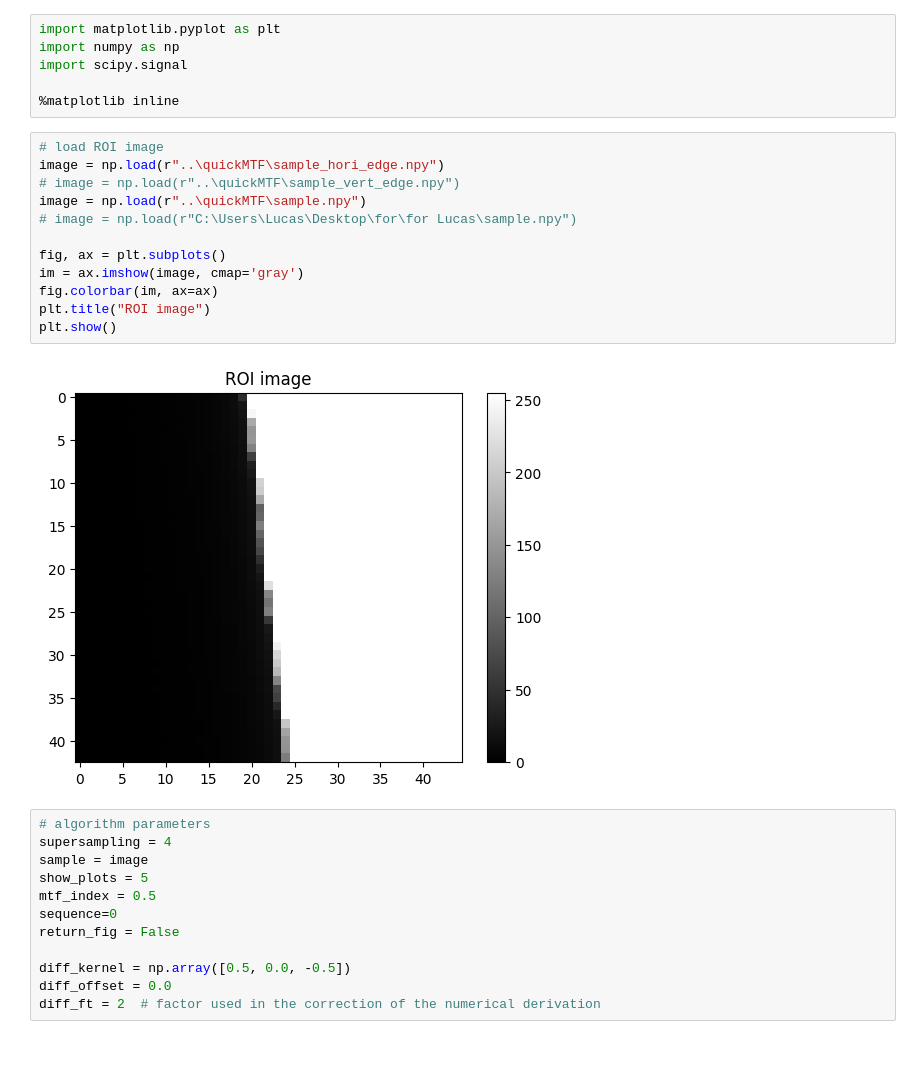
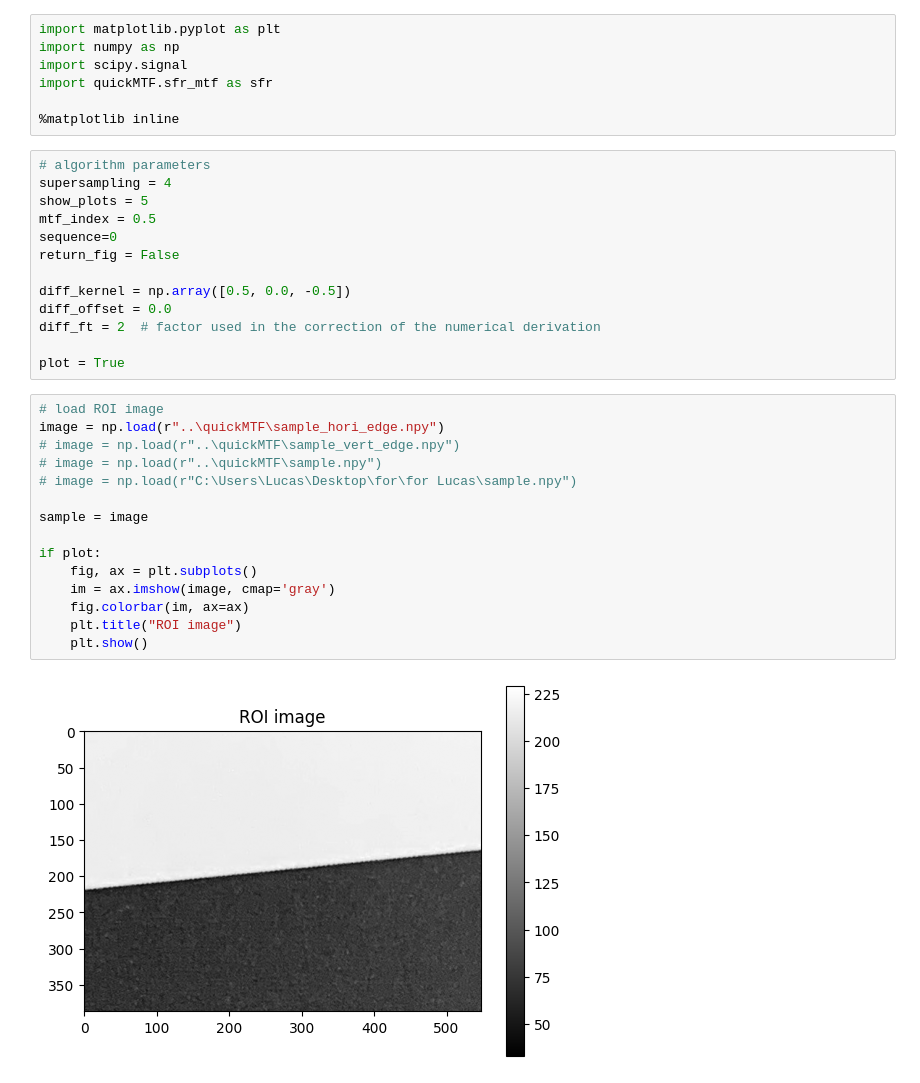
Before and after one commit to lucaswewa/mtf, a Jupyter notebook: quick_mtf.ipynb, the cells around one changed output. Drawn from its saved outputs; the diff is of its cells as text; blank space fills up the shorter version.

```diff
--- a/quick_mtf.ipynb
+++ b/quick_mtf.ipynb
@@ -2,31 +2,36 @@
 import matplotlib.pyplot as plt
 import numpy as np
 import scipy.signal
+import quickMTF.sfr_mtf as sfr
 
 %matplotlib inline
+# %%
+# algorithm parameters
+supersampling = 4
+show_plots = 5
+mtf_index = 0.5
+sequence=0
+return_fig = False
+
+diff_kernel = np.array([0.5, 0.0, -0.5])
+diff_offset = 0.0
+diff_ft = 2  # factor used in the correction of the numerical derivation
+
+plot = True
 # %%
 # load ROI image
 image = np.load(r"..\quickMTF\sample_hori_edge.npy")
 # image = np.load(r"..\quickMTF\sample_vert_edge.npy")
-image = np.load(r"..\quickMTF\sample.npy")
+# image = np.load(r"..\quickMTF\sample.npy")
 # image = np.load(r"C:\Users\Lucas\Desktop\for\for Lucas\sample.npy")
 
-fig, ax = plt.subplots()
-im = ax.imshow(image, cmap='gray')
-fig.colorbar(im, ax=ax)
-plt.title("ROI image")
-plt.show()
+sample = image
+
+if plot:
+    fig, ax = plt.subplots()
+    im = ax.imshow(image, cmap='gray')
+    fig.colorbar(im, ax=ax)
+    plt.title("ROI image")
+    plt.show()
 # %% [output]
-[figure, old version]
+[figure, new version]
-# %%
-# algorithm parameters
-supersampling = 4
-sample = image
-show_plots = 5
-mtf_index = 0.5
-sequence=0
-return_fig = False
-
-diff_kernel = np.array([0.5, 0.0, -0.5])
-diff_offset = 0.0
-diff_ft = 2  # factor used in the correction of the numerical derivation
```
Also changed, not shown: parts of 11 cells of this notebook, 1 other file.
